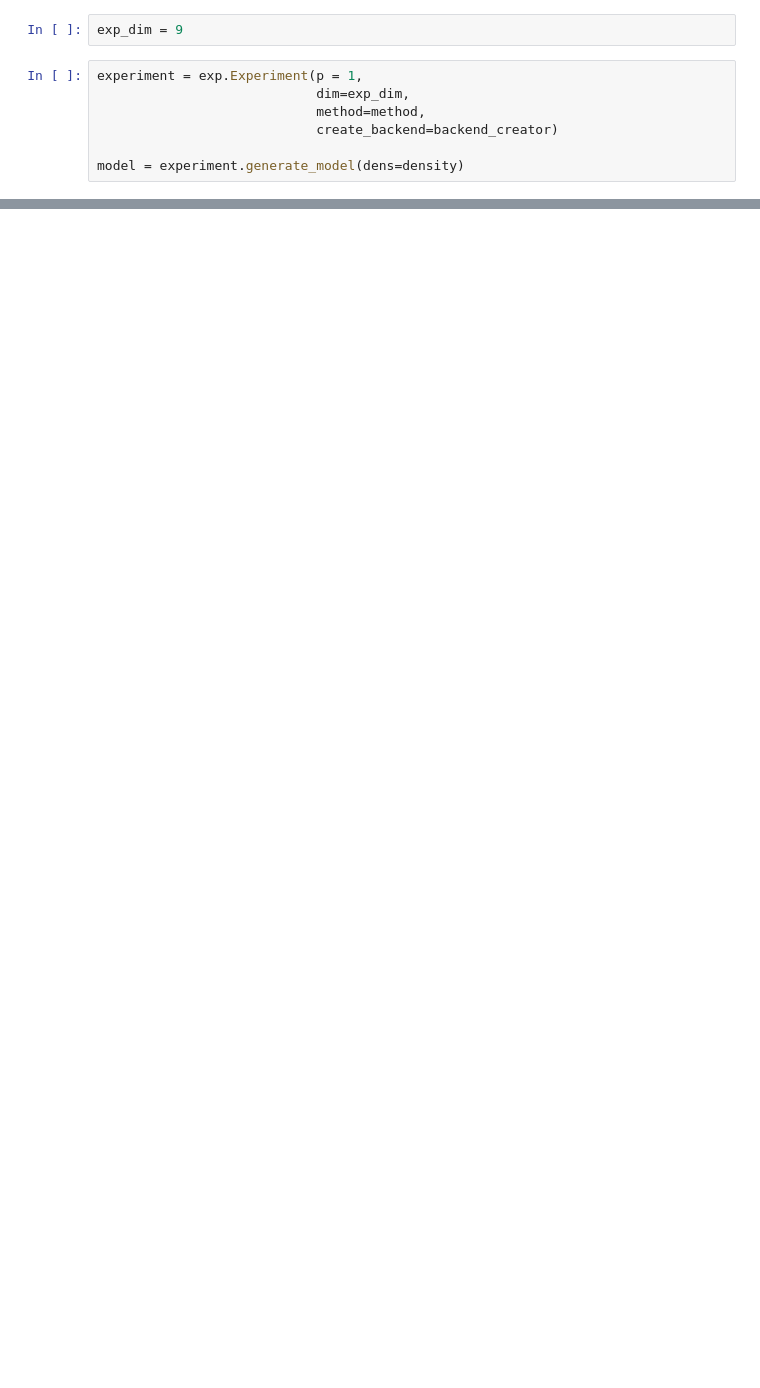
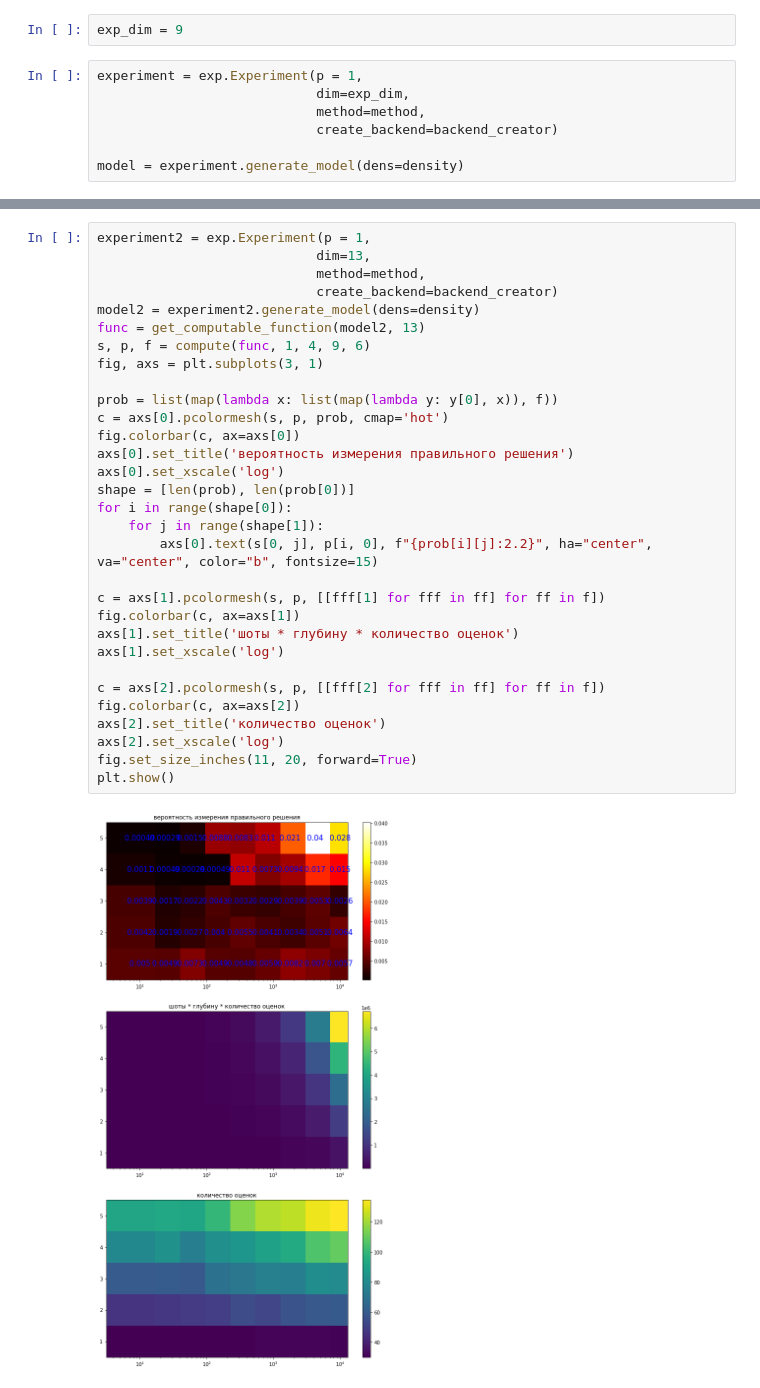
Before and after one commit to zentas/qaoa, a Jupyter notebook: Main2.ipynb, the cells around one changed output, grey strips where cells are left out. Cells and saved outputs as stored; diff of their text form; blank space fills up the shorter version.

```diff
--- a/Main2.ipynb
+++ b/Main2.ipynb
@@ -25,0 +105,33 @@ model = experiment.generate_model(dens=density)
+# %%
+experiment2 = exp.Experiment(p = 1,
+                            dim=13,
+                            method=method,
+                            create_backend=backend_creator)
+model2 = experiment2.generate_model(dens=density)
+func = get_computable_function(model2, 13)
+s, p, f = compute(func, 1, 4, 9, 6)
+fig, axs = plt.subplots(3, 1)
+
+prob = list(map(lambda x: list(map(lambda y: y[0], x)), f))
+c = axs[0].pcolormesh(s, p, prob, cmap='hot')
+fig.colorbar(c, ax=axs[0])
+axs[0].set_title('вероятность измерения правильного решения')
+axs[0].set_xscale('log')
+shape = [len(prob), len(prob[0])]
+for i in range(shape[0]):
+    for j in range(shape[1]):
+        axs[0].text(s[0, j], p[i, 0], f"{prob[i][j]:2.2}", ha="center", va="center", color="b", fontsize=15)
+
+c = axs[1].pcolormesh(s, p, [[fff[1] for fff in ff] for ff in f])
+fig.colorbar(c, ax=axs[1])
+axs[1].set_title('шоты * глубину * количество оценок')
+axs[1].set_xscale('log')
+
+c = axs[2].pcolormesh(s, p, [[fff[2] for fff in ff] for ff in f])
+fig.colorbar(c, ax=axs[2])
+axs[2].set_title('количество оценок')
+axs[2].set_xscale('log')
+fig.set_size_inches(11, 20, forward=True)
+plt.show()
+# %% [output]
+[figure, added]
```
Also changed, not shown: parts of 15 cells of this notebook, 1 other file.
